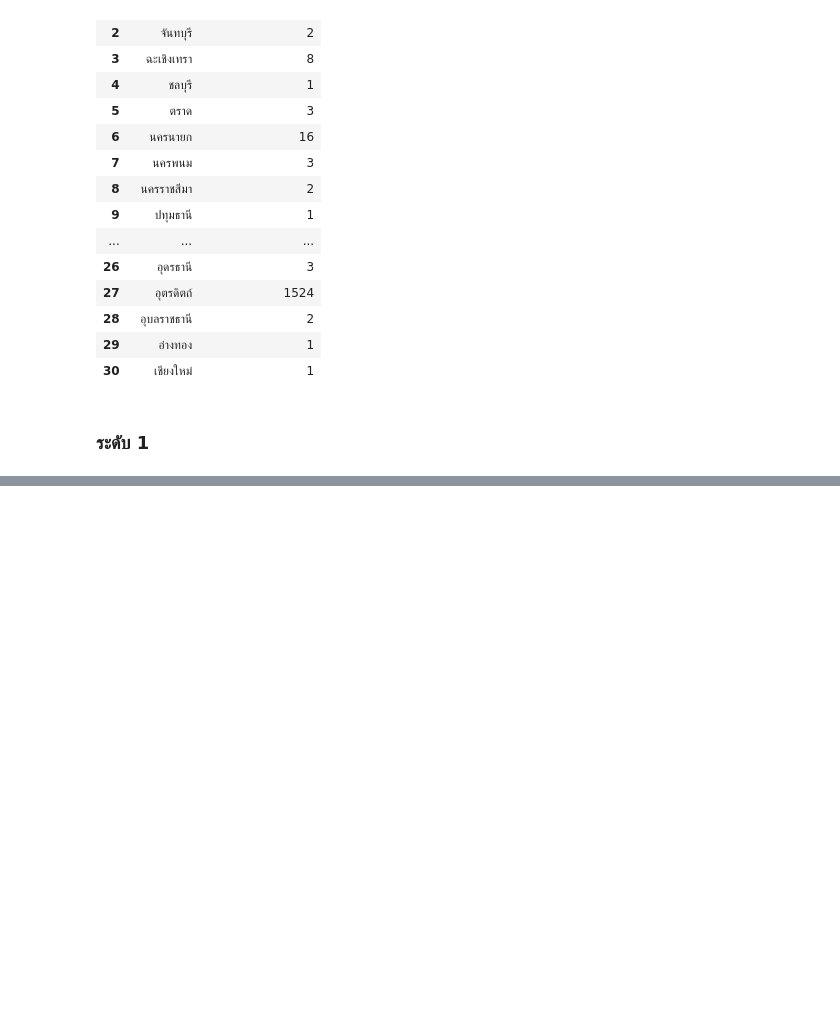
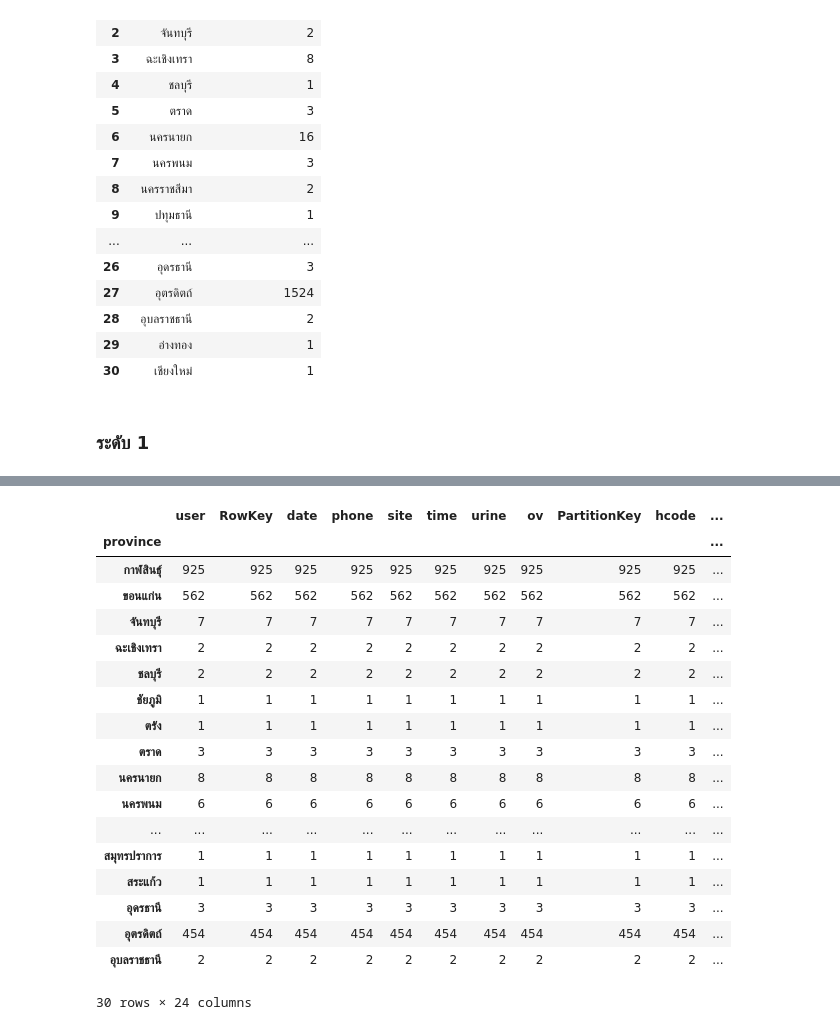
Before and after one commit to SupidchayaTangkidwanich/data_viz_2022, a Jupyter notebook: Final_Exam.ipynb, the cells around one changed output, grey strips where cells are left out. Cells and saved outputs as stored; diff of their text form; code cells hidden in the pictures; blank space fills up the shorter version.

```diff
--- a/Final_Exam.ipynb
+++ b/Final_Exam.ipynb
@@ -1223,3 +1225,6 @@ ov_0_noindex
 | 30 | เชียงใหม่ | 1 |
 # %% [markdown]
 ### ระดับ 1
+# %%
+ov_1 = merged_drop[merged_drop['ov']== 1]
+ov_1
@@ -1225,0 +1245,23 @@ ov_0_noindex
+# %%
+ov_1 = ov_1.groupby('province').count()
+ov_1
+# %% [output]
+|  | user | RowKey | date | phone | site | time | urine | ov | PartitionKey | hcode | ... |
+| province |  |  |  |  |  |  |  |  |  |  | ... |
+| กาฬสินธุ์ | 925 | 925 | 925 | 925 | 925 | 925 | 925 | 925 | 925 | 925 | ... |
+| ขอนแก่น | 562 | 562 | 562 | 562 | 562 | 562 | 562 | 562 | 562 | 562 | ... |
+| จันทบุรี | 7 | 7 | 7 | 7 | 7 | 7 | 7 | 7 | 7 | 7 | ... |
+| ฉะเชิงเทรา | 2 | 2 | 2 | 2 | 2 | 2 | 2 | 2 | 2 | 2 | ... |
+| ชลบุรี | 2 | 2 | 2 | 2 | 2 | 2 | 2 | 2 | 2 | 2 | ... |
+| ชัยภูมิ | 1 | 1 | 1 | 1 | 1 | 1 | 1 | 1 | 1 | 1 | ... |
+| ตรัง | 1 | 1 | 1 | 1 | 1 | 1 | 1 | 1 | 1 | 1 | ... |
+| ตราด | 3 | 3 | 3 | 3 | 3 | 3 | 3 | 3 | 3 | 3 | ... |
+| นครนายก | 8 | 8 | 8 | 8 | 8 | 8 | 8 | 8 | 8 | 8 | ... |
+| นครพนม | 6 | 6 | 6 | 6 | 6 | 6 | 6 | 6 | 6 | 6 | ... |
+| ... | ... | ... | ... | ... | ... | ... | ... | ... | ... | ... | ... |
+| สมุทรปราการ | 1 | 1 | 1 | 1 | 1 | 1 | 1 | 1 | 1 | 1 | ... |
+| สระแก้ว | 1 | 1 | 1 | 1 | 1 | 1 | 1 | 1 | 1 | 1 | ... |
+| อุดรธานี | 3 | 3 | 3 | 3 | 3 | 3 | 3 | 3 | 3 | 3 | ... |
+| อุตรดิตถ์ | 454 | 454 | 454 | 454 | 454 | 454 | 454 | 454 | 454 | 454 | ... |
+| อุบลราชธานี | 2 | 2 | 2 | 2 | 2 | 2 | 2 | 2 | 2 | 2 | ... |
+30 rows × 24 columns
```
Also changed, not shown: parts of 5 cells of this notebook.
